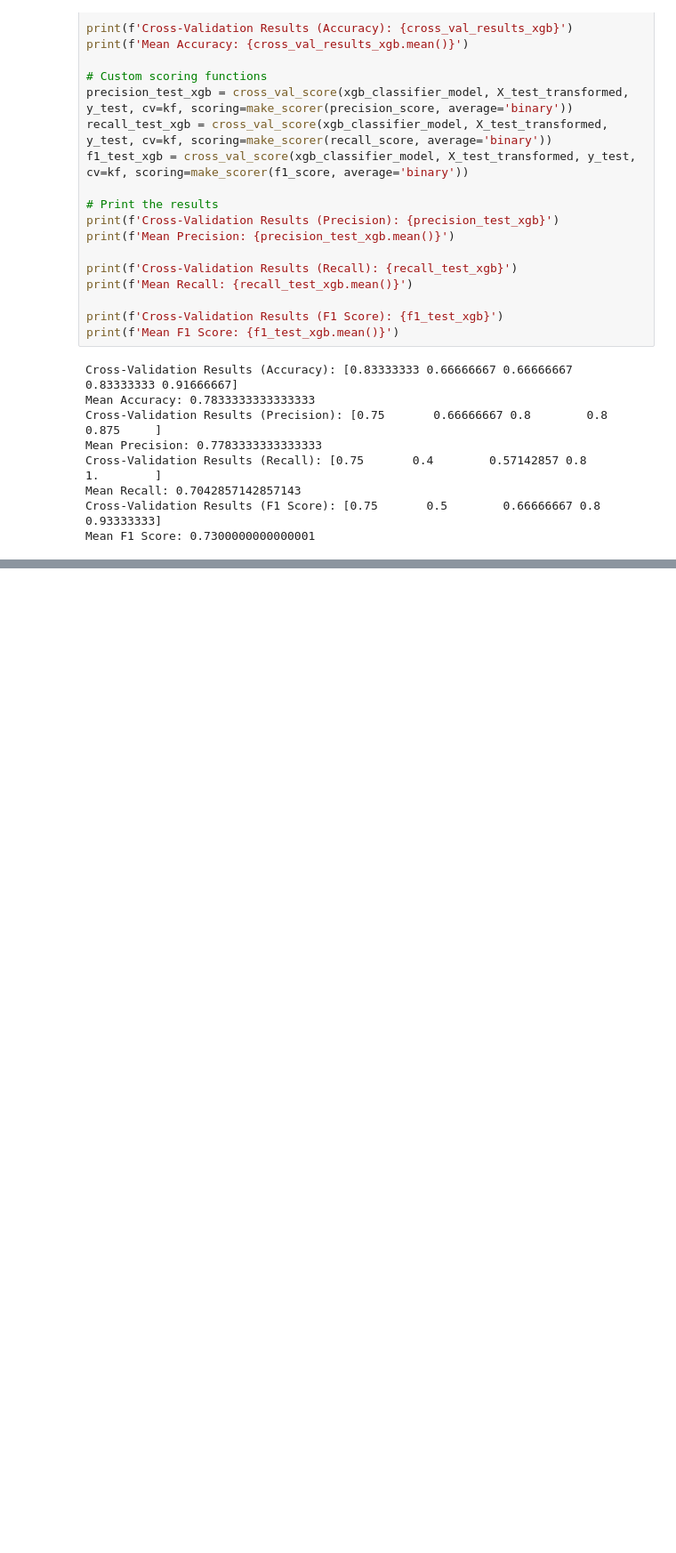
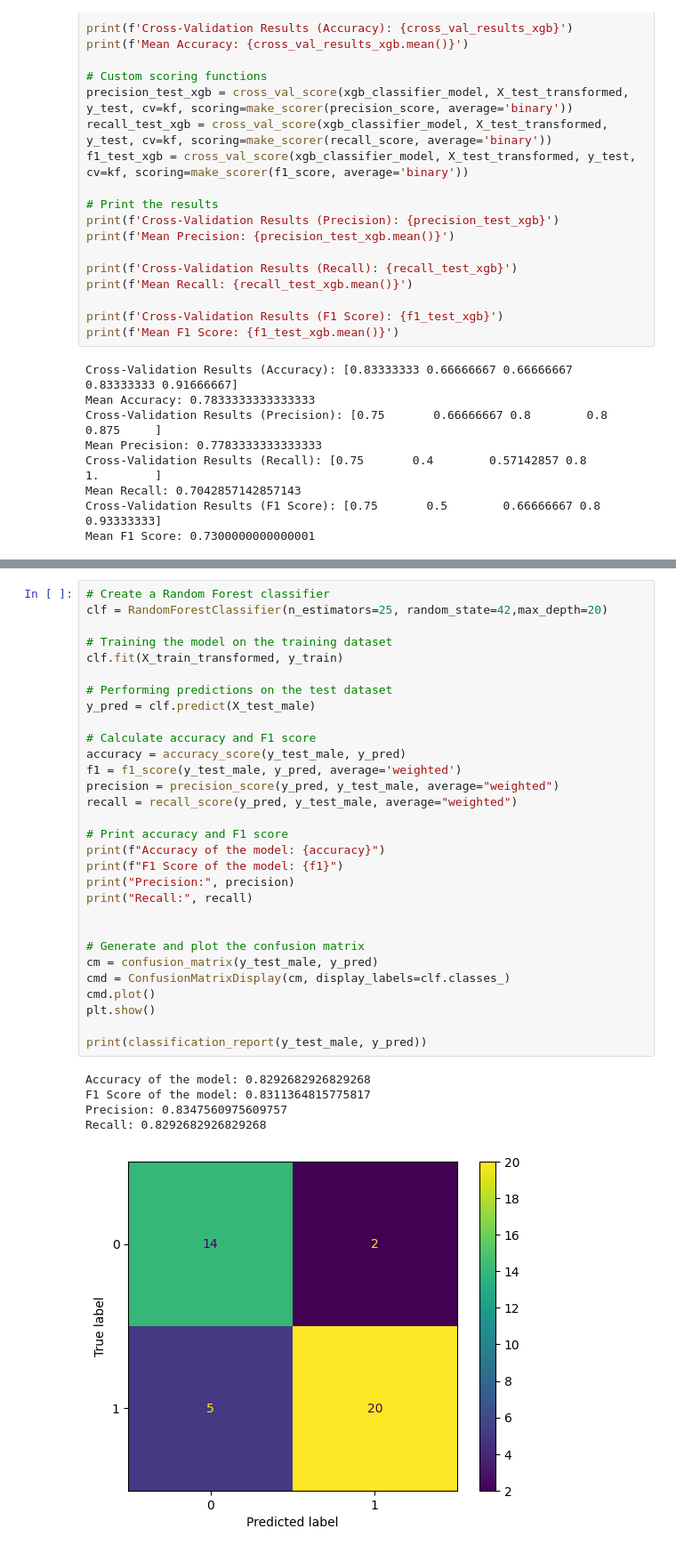
Before and after one commit to Jdasanja/masters_thesis, a Jupyter notebook: ML_Algo_4_binary_classification.ipynb, the cells around one changed output, grey strips where cells are left out. Shown at 89% size. Saved outputs shown, nothing was run; the diff lists cells and outputs as text; blank space fills up the shorter version.

```diff
--- a/ML_Algo_4_binary_classification.ipynb
+++ b/ML_Algo_4_binary_classification.ipynb
@@ -854,0 +935,36 @@ Mean F1 Score: 0.7300000000000001
+# %%
+# Create a Random Forest classifier
+clf = RandomForestClassifier(n_estimators=25, random_state=42,max_depth=20)
+
+# Training the model on the training dataset
+clf.fit(X_train_transformed, y_train)
+
+# Performing predictions on the test dataset
+y_pred = clf.predict(X_test_male)
+
+# Calculate accuracy and F1 score
+accuracy = accuracy_score(y_test_male, y_pred)
+f1 = f1_score(y_test_male, y_pred, average='weighted')
+precision = precision_score(y_pred, y_test_male, average="weighted")
+recall = recall_score(y_pred, y_test_male, average="weighted")
+
+# Print accuracy and F1 score
+print(f"Accuracy of the model: {accuracy}")
+print(f"F1 Score of the model: {f1}")
+print("Precision:", precision)
+print("Recall:", recall)
+
+
+# Generate and plot the confusion matrix
+cm = confusion_matrix(y_test_male, y_pred)
+cmd = ConfusionMatrixDisplay(cm, display_labels=clf.classes_)
+cmd.plot()
+plt.show()
+
+print(classification_report(y_test_male, y_pred))
+# %% [output]
+Accuracy of the model: 0.8292682926829268
+F1 Score of the model: 0.8311364815775817
+Precision: 0.8347560975609757
+Recall: 0.8292682926829268
+[figure, added]
```
Also changed, not shown: parts of 5 cells of this notebook.
